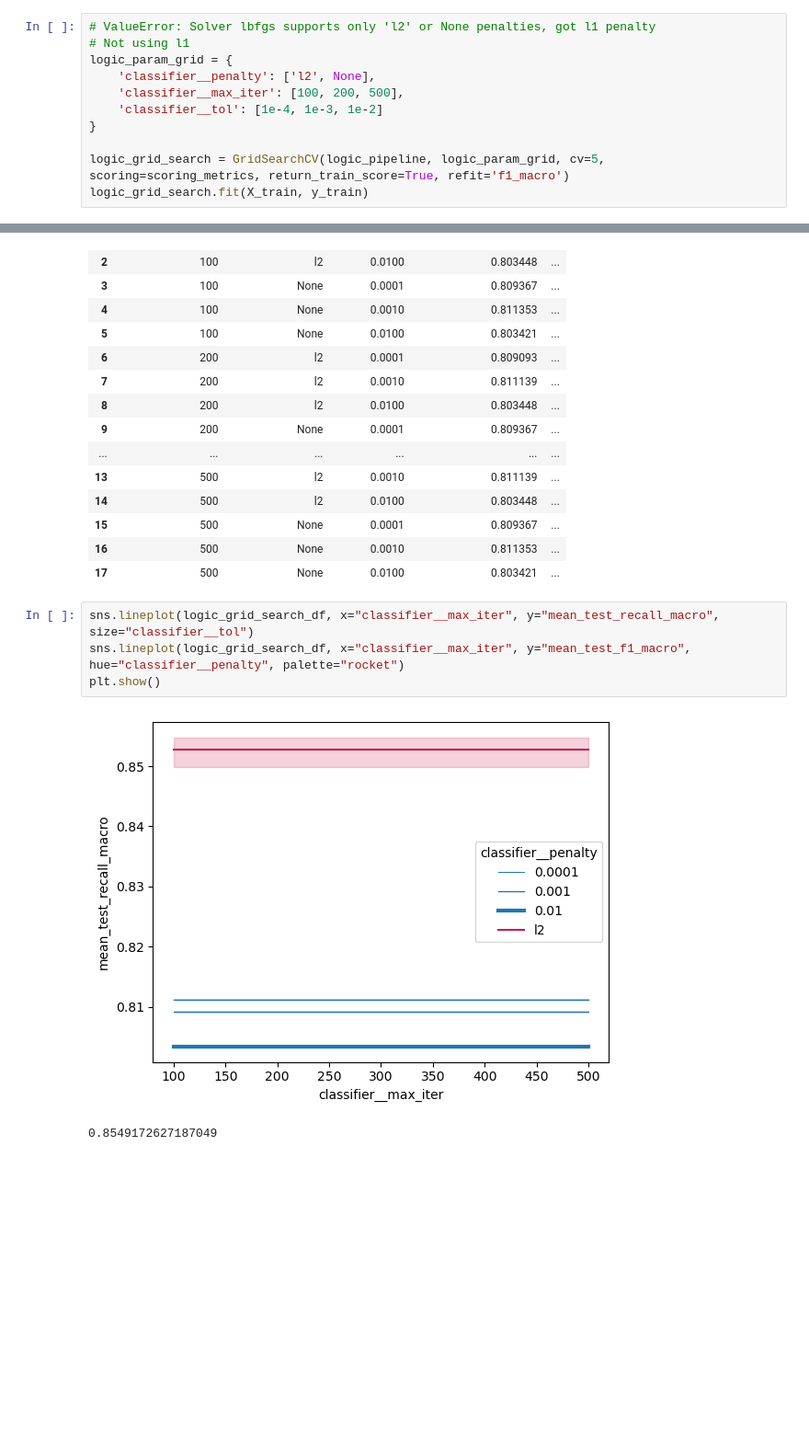
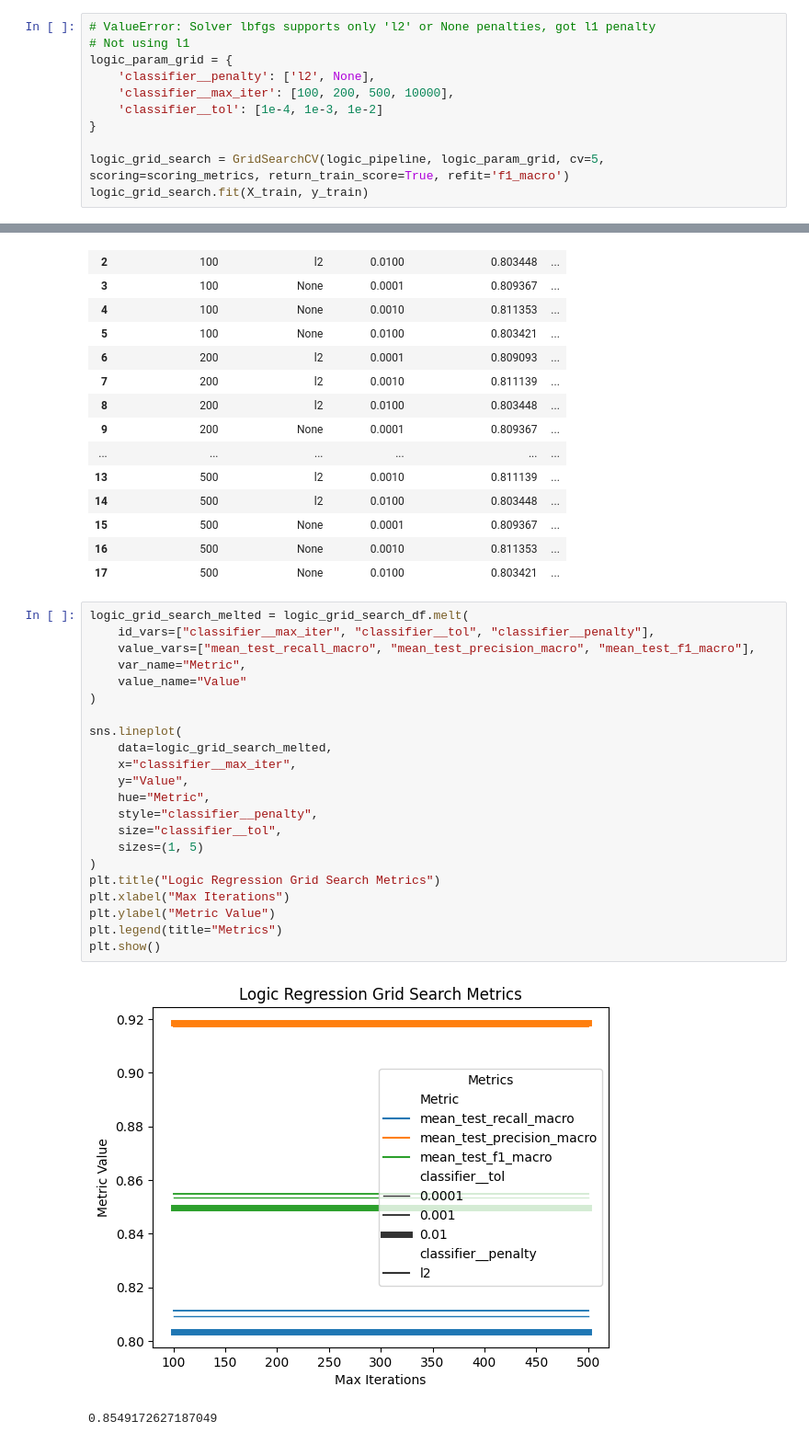
Before and after one commit to ultra-passion-fruit/Diabetes-Data-Analysis, a Jupyter notebook: csi4106_a2_300228879_300240688.ipynb, the cells around one changed output, grey strips where cells are left out. Shown at 92% size. Saved outputs shown, nothing was run; the diff lists cells and outputs as text; blank space fills up the shorter version.

```diff
--- a/csi4106_a2_300228879_300240688.ipynb
+++ b/csi4106_a2_300228879_300240688.ipynb
@@ -735,7 +735,7 @@ Indication for stopping. When the loss function is less than this value, the sol
 # Not using l1
 logic_param_grid = {
     'classifier__penalty': ['l2', None],
-    'classifier__max_iter': [100, 200, 500],
+    'classifier__max_iter': [100, 200, 500, 10000],
     'classifier__tol': [1e-4, 1e-3, 1e-2]
 }
 
@@ -884,12 +916,30 @@ logic_grid_search_df
 | 15 | 500 | None | 0.0001 | 0.809367 | ... |
 | 16 | 500 | None | 0.0010 | 0.811353 | ... |
 | 17 | 500 | None | 0.0100 | 0.803421 | ... |
-# %%
-sns.lineplot(logic_grid_search_df, x="classifier__max_iter", y="mean_test_recall_macro", size="classifier__tol")
-sns.lineplot(logic_grid_search_df, x="classifier__max_iter", y="mean_test_f1_macro", hue="classifier__penalty", palette="rocket")
-plt.show()
-# %% [output]
-[figure, removed]
+# %%
+logic_grid_search_melted = logic_grid_search_df.melt(
+    id_vars=["classifier__max_iter", "classifier__tol", "classifier__penalty"],
+    value_vars=["mean_test_recall_macro", "mean_test_precision_macro", "mean_test_f1_macro"],
+    var_name="Metric",
+    value_name="Value"
+)
+
+sns.lineplot(
+    data=logic_grid_search_melted,
+    x="classifier__max_iter",
+    y="Value",
+    hue="Metric",
+    style="classifier__penalty",
+    size="classifier__tol",
+    sizes=(1, 5)
+)
+plt.title("Logic Regression Grid Search Metrics")
+plt.xlabel("Max Iterations")
+plt.ylabel("Metric Value")
+plt.legend(title="Metrics")
+plt.show()
+# %% [output]
+[figure, added]
 # %%
 # %% [output]
 0.8549172627187049
```
Also changed, not shown: parts of 16 cells of this notebook.
